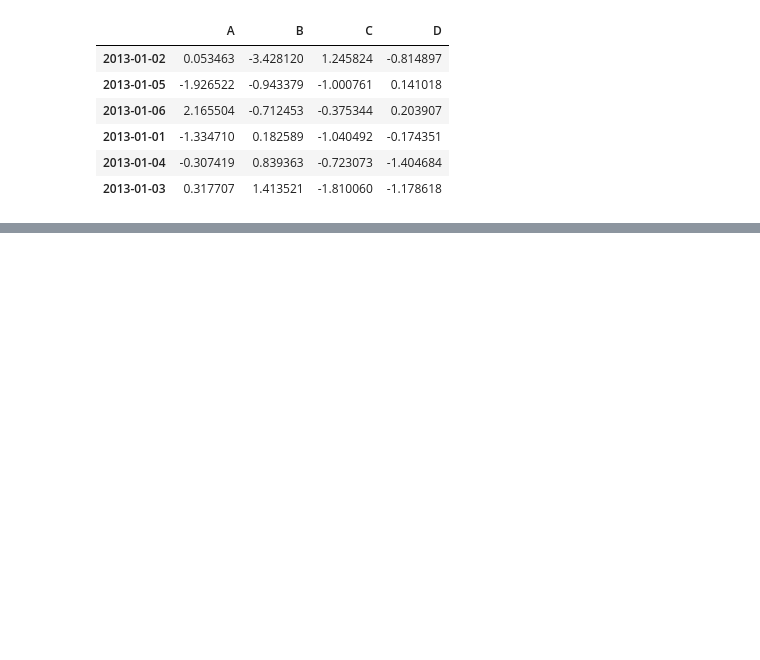
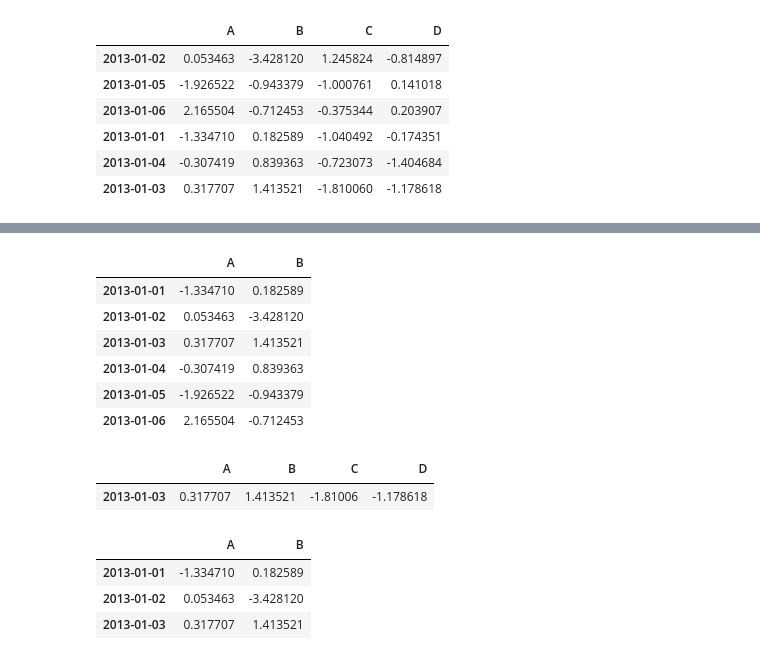
Before and after one commit to gak92/pkc2023, a Jupyter notebook: day_10/10_minutes_to_pandas.ipynb, the cells around one changed output, grey strips where cells are left out. Cells and saved outputs as stored; diff of their text form; code cells hidden in the pictures; blank space fills up the shorter version.

Commit message:
selection using loc and iloc

```diff
--- a/day_10/10_minutes_to_pandas.ipynb
+++ b/day_10/10_minutes_to_pandas.ipynb
@@ -153,0 +166,22 @@ df.sort_values(by=["B", "A"])
+# %%
+df[['A', 'B']]
+# %% [output]
+|  | A | B |
+| 2013-01-01 | -1.334710 | 0.182589 |
+| 2013-01-02 | 0.053463 | -3.428120 |
+| 2013-01-03 | 0.317707 | 1.413521 |
+| 2013-01-04 | -0.307419 | 0.839363 |
+| 2013-01-05 | -1.926522 | -0.943379 |
+| 2013-01-06 | 2.165504 | -0.712453 |
+# %%
+df[2:3]
+# %% [output]
+|  | A | B | C | D |
+| 2013-01-03 | 0.317707 | 1.413521 | -1.81006 | -1.178618 |
+# %%
+df.iloc[0:3, 0:2]
+# %% [output]
+|  | A | B |
+| 2013-01-01 | -1.334710 | 0.182589 |
+| 2013-01-02 | 0.053463 | -3.428120 |
+| 2013-01-03 | 0.317707 | 1.413521 |
```
Also changed, not shown: parts of 3 cells of this notebook.
